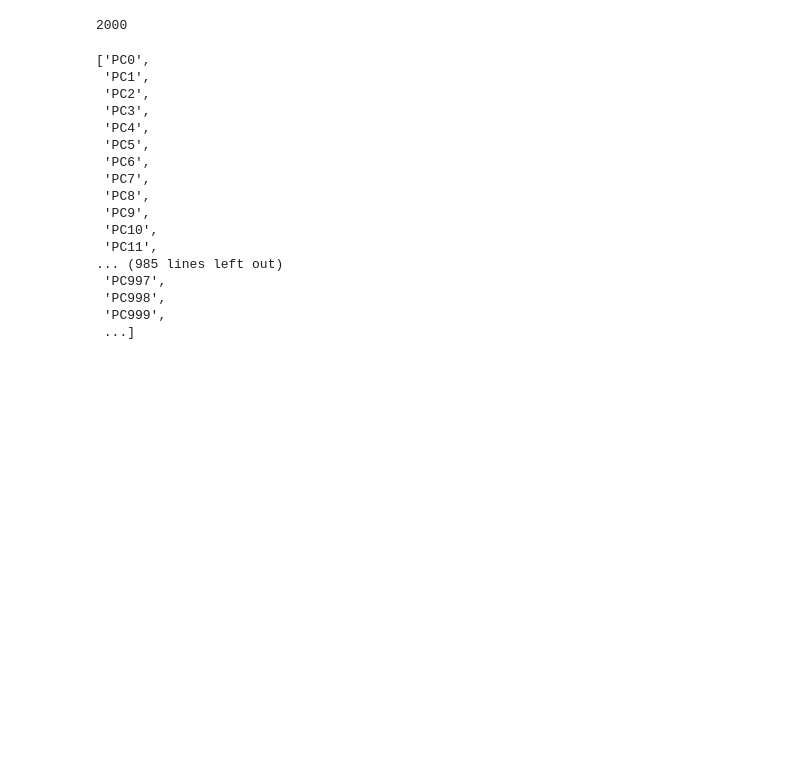
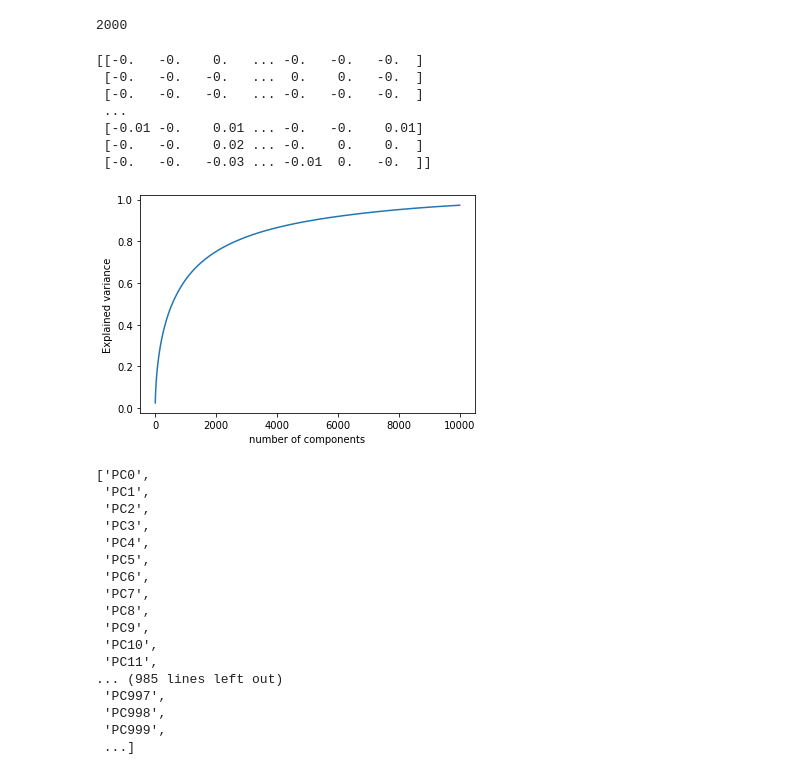
Before and after one commit to metalkutz/juanito_v2.0, a Jupyter notebook: PCA.ipynb, the cells around one changed output. Cells and saved outputs as stored; diff of their text form; code cells hidden in the pictures; blank space fills up the shorter version.

```diff
--- a/PCA.ipynb
+++ b/PCA.ipynb
@@ -156,11 +157,20 @@ len(pca2.components_)
 # %% [output]
 2000
 # %%
-pca4 = PCA()
+pca4 = PCA(n_components=10000)
 pca4 = pca4.fit(df2)
 print(pca4.components_.round(3))
 plt.plot(np.cumsum(pca4.explained_variance_ratio_))
 plt.xlabel('number of components')
 plt.ylabel('Explained variance')
 plt.show()
+# %% [output]
+[[-0.   -0.    0.   ... -0.   -0.   -0.  ]
+ [-0.   -0.   -0.   ...  0.    0.   -0.  ]
+ [-0.   -0.   -0.   ... -0.   -0.   -0.  ]
+ ...
+ [-0.01 -0.    0.01 ... -0.   -0.    0.01]
+ [-0.   -0.    0.02 ... -0.    0.    0.  ]
+ [-0.   -0.   -0.03 ... -0.01  0.   -0.  ]]
+[figure, added]
 # %%
```
Also changed, not shown: parts of 6 cells of this notebook, 1 other file.
